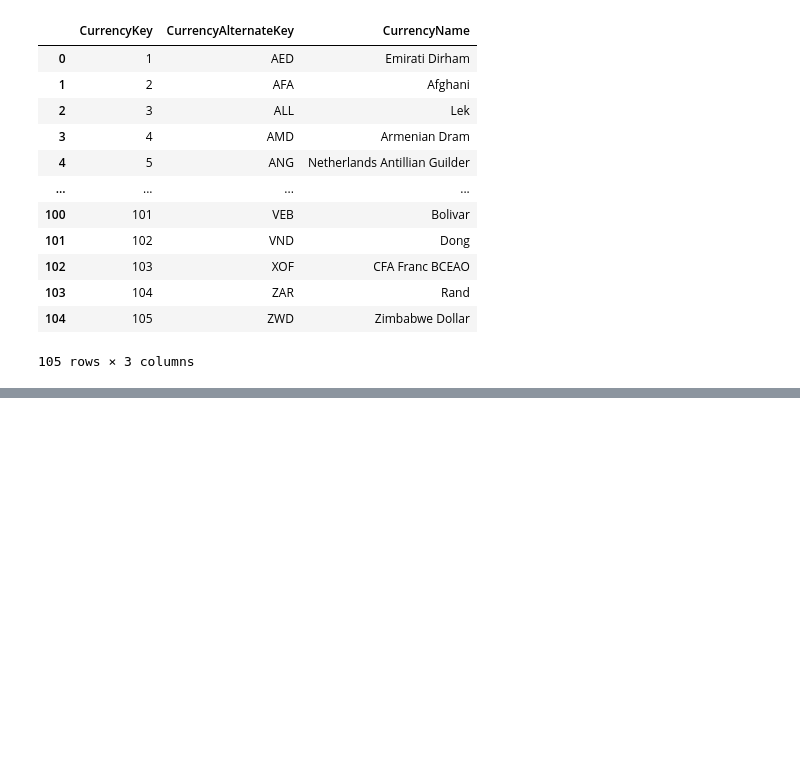
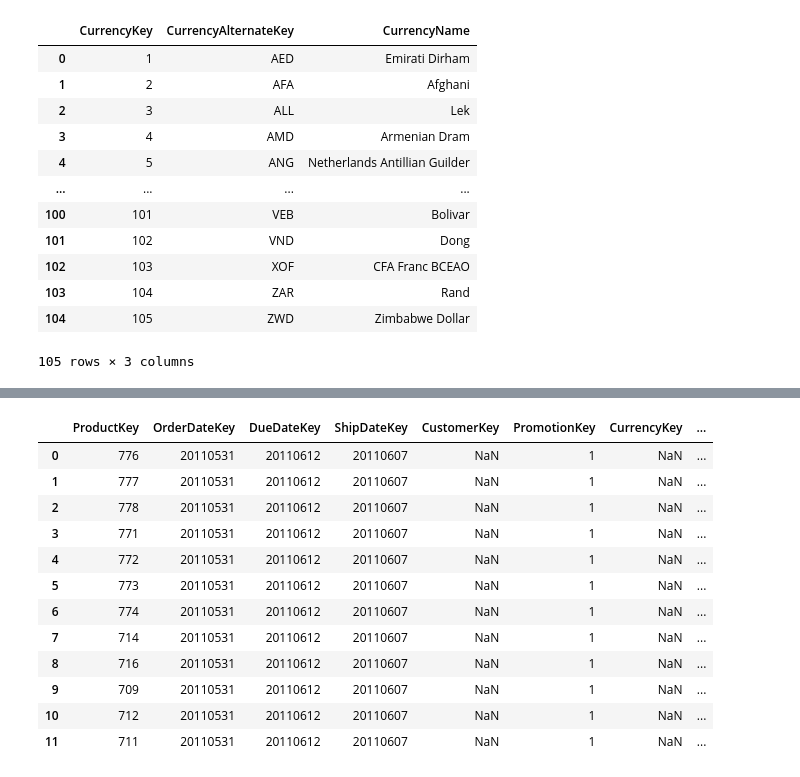
Before and after one commit to AngieJoya99/ETL-proyecto, a Jupyter notebook: pruebaConexion.ipynb, the cells around one changed output, grey strips where cells are left out. Cells and saved outputs as stored; diff of their text form; code cells hidden in the pictures; blank space fills up the shorter version.

```diff
--- a/pruebaConexion.ipynb
+++ b/pruebaConexion.ipynb
@@ -701,0 +728,4 @@ fact[fact["SalesOrderNumber"] == "SO43659"]
+# %%
+dimCustomer = transformDimCustomer(
+    person,
+    sales)
@@ -701,0 +817,27 @@ fact[fact["SalesOrderNumber"] == "SO43659"]
+# %%
+dim = transformFactInternetSales(
+    production["Product"],
+    sales["SalesOrderDetail"],
+    sales["SalesOrderHeader"],
+    sales["Customer"],
+    dimCustomer,
+    dimCurrency,
+    sales["CurrencyRate"],
+    person["StateProvince"],
+    sales["SalesTaxRate"]
+    )
+dim[dim["SalesOrderNumber"] == "SO43659"]
+# %% [output]
+|  | ProductKey | OrderDateKey | DueDateKey | ShipDateKey | CustomerKey | PromotionKey | CurrencyKey | ... |
+| 0 | 776 | 20110531 | 20110612 | 20110607 | NaN | 1 | NaN | ... |
+| 1 | 777 | 20110531 | 20110612 | 20110607 | NaN | 1 | NaN | ... |
+| 2 | 778 | 20110531 | 20110612 | 20110607 | NaN | 1 | NaN | ... |
+| 3 | 771 | 20110531 | 20110612 | 20110607 | NaN | 1 | NaN | ... |
+| 4 | 772 | 20110531 | 20110612 | 20110607 | NaN | 1 | NaN | ... |
+| 5 | 773 | 20110531 | 20110612 | 20110607 | NaN | 1 | NaN | ... |
+| 6 | 774 | 20110531 | 20110612 | 20110607 | NaN | 1 | NaN | ... |
+| 7 | 714 | 20110531 | 20110612 | 20110607 | NaN | 1 | NaN | ... |
+| 8 | 716 | 20110531 | 20110612 | 20110607 | NaN | 1 | NaN | ... |
+| 9 | 709 | 20110531 | 20110612 | 20110607 | NaN | 1 | NaN | ... |
+| 10 | 712 | 20110531 | 20110612 | 20110607 | NaN | 1 | NaN | ... |
+| 11 | 711 | 20110531 | 20110612 | 20110607 | NaN | 1 | NaN | ... |
```
Also changed, not shown: parts of 8 cells of this notebook.
